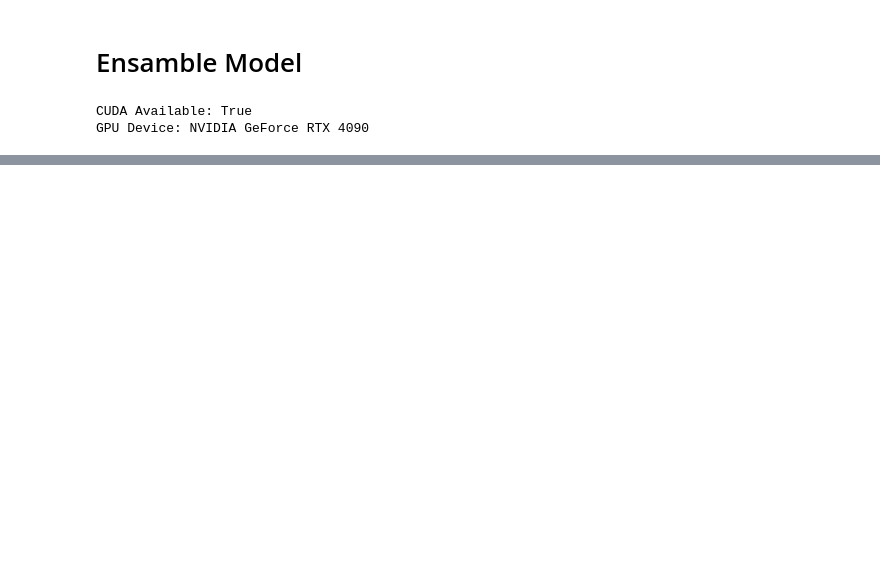
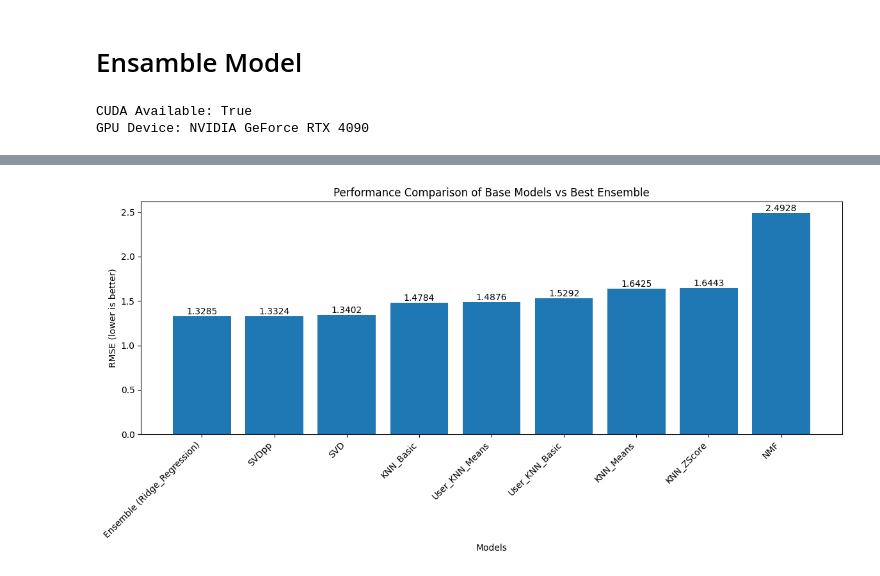
Before and after one commit to Jorgeherrero10/RecEngine, a Jupyter notebook: Ensemble.ipynb, the cells around one changed output, grey strips where cells are left out. Cells and saved outputs as stored; diff of their text form; code cells hidden in the pictures; blank space fills up the shorter version.

```diff
--- a/Ensemble.ipynb
+++ b/Ensemble.ipynb
@@ -58,6 +79,12 @@ anime_data = Dataset.load_from_df(ratings_sampled[['user_id', 'anime_id', 'ratin
 # %%
 # Split into training and testing sets (80% train, 20% test)
-trainset, testset = train_test_split(anime_data, test_size=.20, random_state=my_seed)
+# testset here is a list of tuples (user_id, item_id, rating)
+# Only proceed if anime_data was successfully created
+if anime_data:
+    trainset, testset = train_test_split(anime_data, test_size=.20, random_state=my_seed)
+else:
+    trainset, testset = None, [] # Assign None/empty list if no data
+    print("Skipping train/test split as there is no data.")
 # %% [markdown]
 # Baseline
 # %%
@@ -135,11 +199,17 @@ Popular Items Baseline RMSE: 1.4388169704620213
 cuda_available = torch.cuda.is_available()
 print(f"CUDA Available: {cuda_available}")
 if cuda_available:
-    print(f"GPU Device: {torch.cuda.get_device_name(0)}")
-    device = torch.device("cuda")
+    # Check if there's actually a CUDA device
+    try:
+        print(f"GPU Device: {torch.cuda.get_device_name(0)}")
+        device = torch.device("cuda")
+    except Exception as e:
+        print(f"CUDA reported available, but got error: {e}. Falling back to CPU.")
+        cuda_available = False # Correct the flag
+        device = torch.device("cpu")
 else:
     device = torch.device("cpu")
-    print("Using CPU instead")
+    print("Using CPU")
 # %% [output]
 CUDA Available: True
 GPU Device: NVIDIA GeForce RTX 4090
@@ -605,0 +864,73 @@ RMSE: 1.1478
+# %%
+# Compare performance of individual models and ensemble
+def plot_model_comparison(all_predictions, final_predictions, best_meta_name):
+    model_rmse = {}
+    print("Calculating RMSE for base models...")
+    # Use only models that successfully produced predictions
+    valid_base_predictions = {name: preds for name, preds in all_predictions.items() if preds}
+
+    if not valid_base_predictions:
+        print("No valid base model predictions found for comparison.")
+    else:
+        for name, predictions in valid_base_predictions.items():
+            try:
+                 model_rmse[name] = accuracy.rmse(predictions, verbose=False)
+            except Exception as e:
+                 print(f"Warning: Could not calculate RMSE for base model {name}: {e}")
+                 model_rmse[name] = float('inf') # Assign infinity if RMSE calculation fails
+
+    # Add ensemble RMSE if predictions were generated and a best model was found
+    if final_predictions and best_meta_name:
+        print("Calculating RMSE for ensemble model...")
+        try:
+            ensemble_rmse = accuracy.rmse(final_predictions, verbose=False)
+            ensemble_key = f'Ensemble ({best_meta_name})'
+            model_rmse[ensemble_key] = ensemble_rmse
+            print(f"Ensemble RMSE: {ensemble_rmse:.4f}")
+        except Exception as e:
+            print(f"Could not calculate ensemble RMSE: {e}")
+            # Optionally add with inf RMSE if calculation fails
+            # model_rmse[f'Ensemble ({best_meta_name})'] = float('inf')
+    elif not final_predictions:
+        print("Warning: No final ensemble predictions available for comparison.")
+    elif not best_meta_name:
+         print("Warning: No best meta model identified for ensemble comparison.")
+
+    # Filter out models with infinite RMSE before sorting/plotting
+    valid_rmse = {k: v for k, v in model_rmse.items() if v != float('inf')}
+
+    if not valid_rmse:
+        print("No valid RMSE scores to plot.")
+        return
+
+    # Sort by RMSE
+    sorted_rmse = {k: v for k, v in sorted(valid_rmse.items(), key=lambda item: item[1])}
+
+    # Plot
+    plt.figure(figsize=(12, 6))
+    bars = plt.bar(sorted_rmse.keys(), sorted_rmse.values())
+    plt.xlabel('Models')
+    plt.ylabel('RMSE (lower is better)')
+    plt.title('Performance Comparison of Base Models vs Best Ensemble')
+    plt.xticks(rotation=45, ha='right')
+
+    # Add value labels
+    for bar in bars:
+        height = bar.get_height()
+        plt.text(bar.get_x() + bar.get_width()/2., height,
+                f'{height:.4f}',
+                ha='center', va='bottom', rotation=0)
+
+    plt.tight_layout()
+    plt.show()
+
+# Plot model comparison (check if variables exist)
+if 'all_predictions' in locals() and 'final_predictions' in locals() and 'best_meta_model_name' in locals():
+    # Ensure best_meta_model_name is not None before plotting
+    if best_meta_model_name:
+        plot_model_comparison(all_predictions, final_predictions, best_meta_model_name)
+    else:
+        print("Skipping plot: Best meta model name not determined.")
+else:
+    print("Skipping plot: Required variables (all_predictions, final_predictions, best_meta_model_name) not defined.")
+# %% [output]
@@ -606,3 +940,4 @@ RMSE: 1.1478
+[figure, added]
 # %%
 # Save the trained models for future use
 def save_models(base_models_dict, meta_model_name, meta_results_dict):
```
Also changed, not shown: parts of 17 cells of this notebook.
